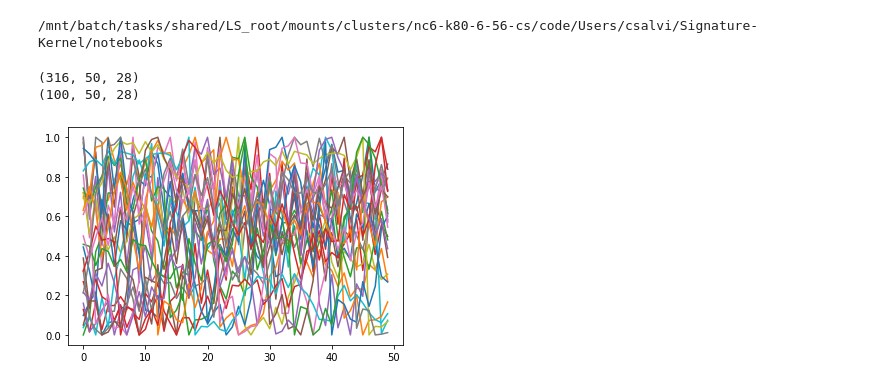
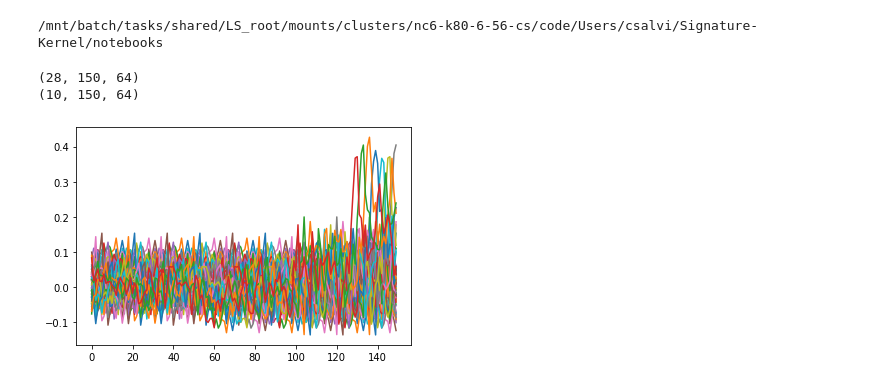
Before and after one commit to crispitagorico/sigkernel, a Jupyter notebook: notebooks/classification_in_high_dimensions.ipynb, the cells around one changed output. Drawn from its saved outputs; the diff is of its cells as text; code cells hidden in the pictures.

```diff
--- a/notebooks/classification_in_high_dimensions.ipynb
+++ b/notebooks/classification_in_high_dimensions.ipynb
@@ -65,23 +48,32 @@ def transform(paths, scale=1., at=False, ll=False):
 # %%
 data = UCR_UEA_datasets().list_multivariate_datasets()
 
-data_dic = {11:'FingerMovements', 14:'Heartbeat', 22:'PEMS-SF'}
+data_dic = {11:'FingerMovements',
+            14:'Heartbeat',
+#             15:'InsectWingbeat',
+            19: 'MotorImagery',
+            20: 'NATOPS',
+            22:'PEMS-SF'}
 
-name = data_dic[11]
+name = data_dic[19]
 # %%
 X_train, Y_train, X_test, Y_test = UCR_UEA_datasets(use_cache=True).load_dataset(name)
 # %%
-subsample = 1
-x_train = X_train[::subsample]
+subsample = 10
+subsample_len = 20
+
+x_train = X_train[::subsample,::subsample_len,:]
 y_train = Y_train[::subsample]
-x_test = X_test[::subsample]
+x_test = X_test[::subsample,::subsample_len,:]
 y_test = Y_test[::subsample]
 
-x_train = TimeSeriesScalerMinMax().fit_transform(x_train)
-x_test = TimeSeriesScalerMinMax().fit_transform(x_test)
+# x_train = TimeSeriesScalerMinMax().fit_transform(x_train)
+# x_train = TimeSeriesScalerMeanVariance().fit_transform(x_train)
+# x_test = TimeSeriesScalerMinMax().fit_transform(x_test)
+# x_test = TimeSeriesScalerMeanVariance().fit_transform(x_test)
 
 print(x_train.shape)
 print(x_test.shape)
 # %% [output]
-(316, 50, 28)
-(100, 50, 28)
+(28, 150, 64)
+(10, 150, 64)
@@ -88,15 +83,15 @@ print(x_test.shape)
 # %%
-scale = 1.
+scale = 1e-2
 at = False
 ll = False
 # %%
 x_train = transform(x_train, scale, at, ll)
 x_test = transform(x_test, scale, at, ll)
 # %%
-plt.plot(x_train[0])
+plt.plot(x_train[5])
 plt.show()
 # %% [output]
-[figure, old version]
+[figure, new version]
 # %%
 print(f'classes: {np.unique(y_train)}')
 # %% [output]
```
Also changed, not shown: parts of 19 cells of this notebook, 2 other files.
